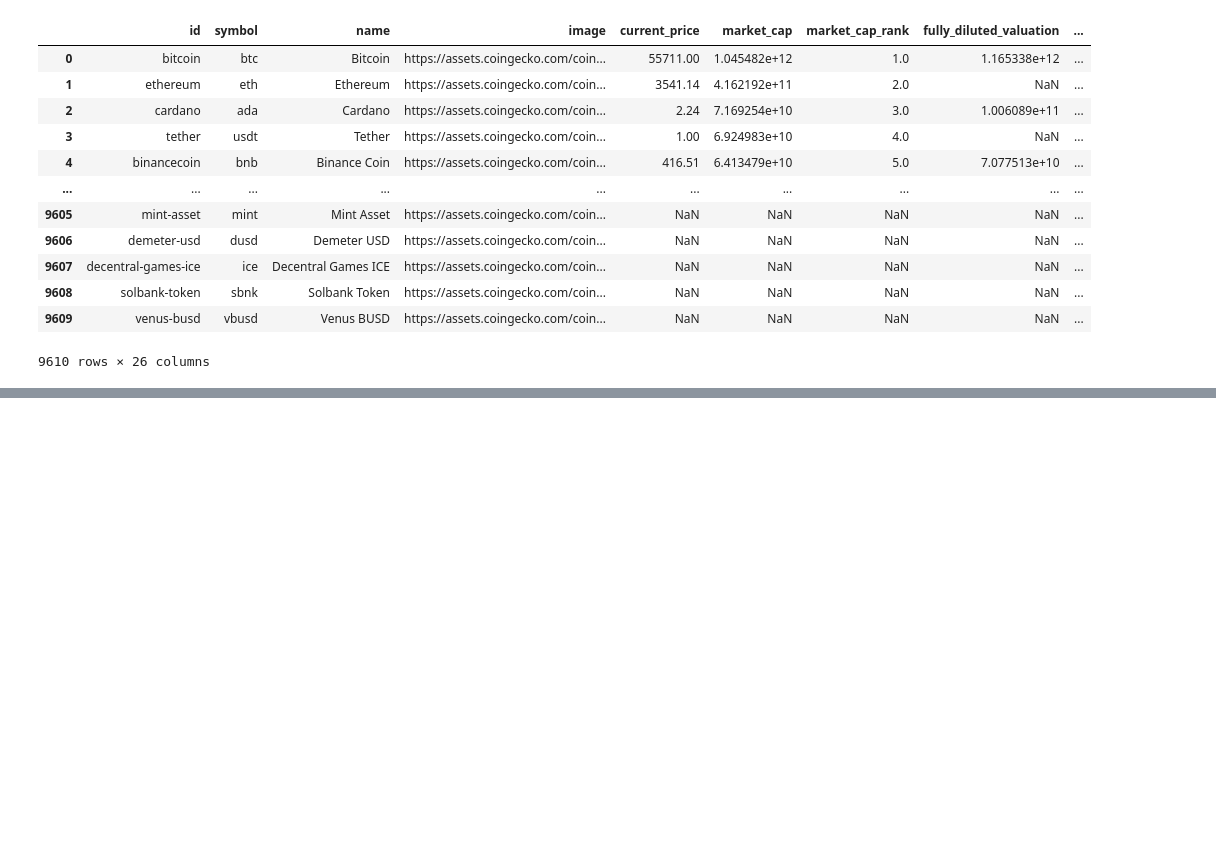
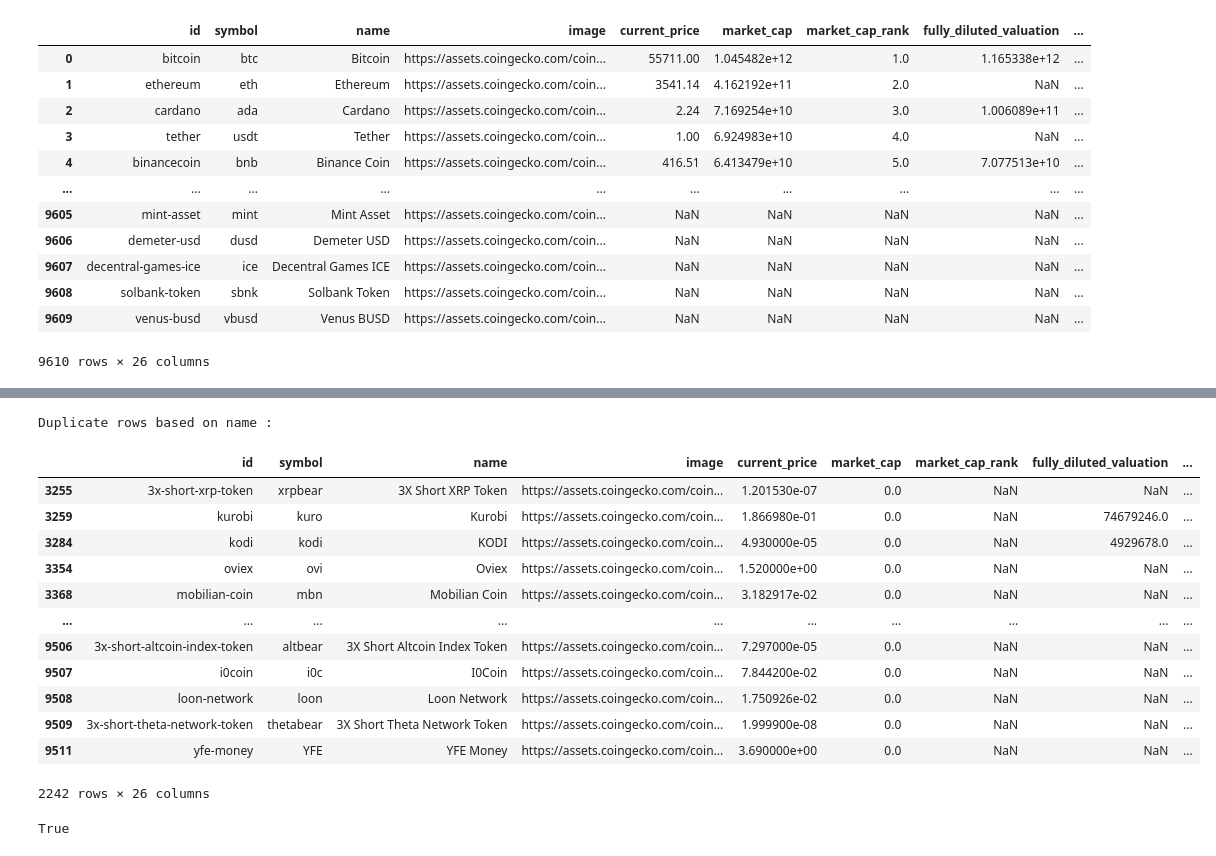
Before and after one commit to denironyx/becoming_data_engineer, a Jupyter notebook: coindecko/pyscript/coindecko.ipynb, the cells around one changed output, grey strips where cells are left out. Saved outputs shown, nothing was run; the diff lists cells and outputs as text; code cells hidden in the pictures; blank space fills up the shorter version.

```diff
--- a/coindecko/pyscript/coindecko.ipynb
+++ b/coindecko/pyscript/coindecko.ipynb
@@ -296,3 +368,22 @@ df_coin_market
+# %%
+duplicate = df_coin_market[df_coin_market.duplicated(['symbol', 'id'])]
+print("Duplicate rows based on name :  ")
+duplicate
+# %% [output]
+Duplicate rows based on name :
+|  | id | symbol | name | image | current_price | market_cap | market_cap_rank | fully_diluted_valuation | ... |
+| 3255 | 3x-short-xrp-token | xrpbear | 3X Short XRP Token | https://assets.coingecko.com/coin... | 1.201530e-07 | 0.0 | NaN | NaN | ... |
+| 3259 | kurobi | kuro | Kurobi | https://assets.coingecko.com/coin... | 1.866980e-01 | 0.0 | NaN | 74679246.0 | ... |
+| 3284 | kodi | kodi | KODI | https://assets.coingecko.com/coin... | 4.930000e-05 | 0.0 | NaN | 4929678.0 | ... |
+| 3354 | oviex | ovi | Oviex | https://assets.coingecko.com/coin... | 1.520000e+00 | 0.0 | NaN | NaN | ... |
+| 3368 | mobilian-coin | mbn | Mobilian Coin | https://assets.coingecko.com/coin... | 3.182917e-02 | 0.0 | NaN | NaN | ... |
+| ... | ... | ... | ... | ... | ... | ... | ... | ... | ... |
+| 9506 | 3x-short-altcoin-index-token | altbear | 3X Short Altcoin Index Token | https://assets.coingecko.com/coin... | 7.297000e-05 | 0.0 | NaN | NaN | ... |
+| 9507 | i0coin | i0c | I0Coin | https://assets.coingecko.com/coin... | 7.844200e-02 | 0.0 | NaN | NaN | ... |
+| 9508 | loon-network | loon | Loon Network | https://assets.coingecko.com/coin... | 1.750926e-02 | 0.0 | NaN | NaN | ... |
+| 9509 | 3x-short-theta-network-token | thetabear | 3X Short Theta Network Token | https://assets.coingecko.com/coin... | 1.999900e-08 | 0.0 | NaN | NaN | ... |
+| 9511 | yfe-money | YFE | YFE Money | https://assets.coingecko.com/coin... | 3.690000e+00 | 0.0 | NaN | NaN | ... |
+2242 rows × 26 columns
 # %%
 df_coin_market.to_csv('coin_market.csv')
 df_coin_market_filter.to_csv('coin_market_filter.csv')
@@ -298,0 +393,10 @@ df_coin_market_filter.to_csv('coin_market_filter.csv')
+# %%
+def has_duplicates(values):
+    if len(values) != len(set(values)):
+        return True
+    else:
+        return False
+
+has_duplicates(df_coin_market)
+# %% [output]
+True
```
Also changed, not shown: parts of 8 cells of this notebook.
